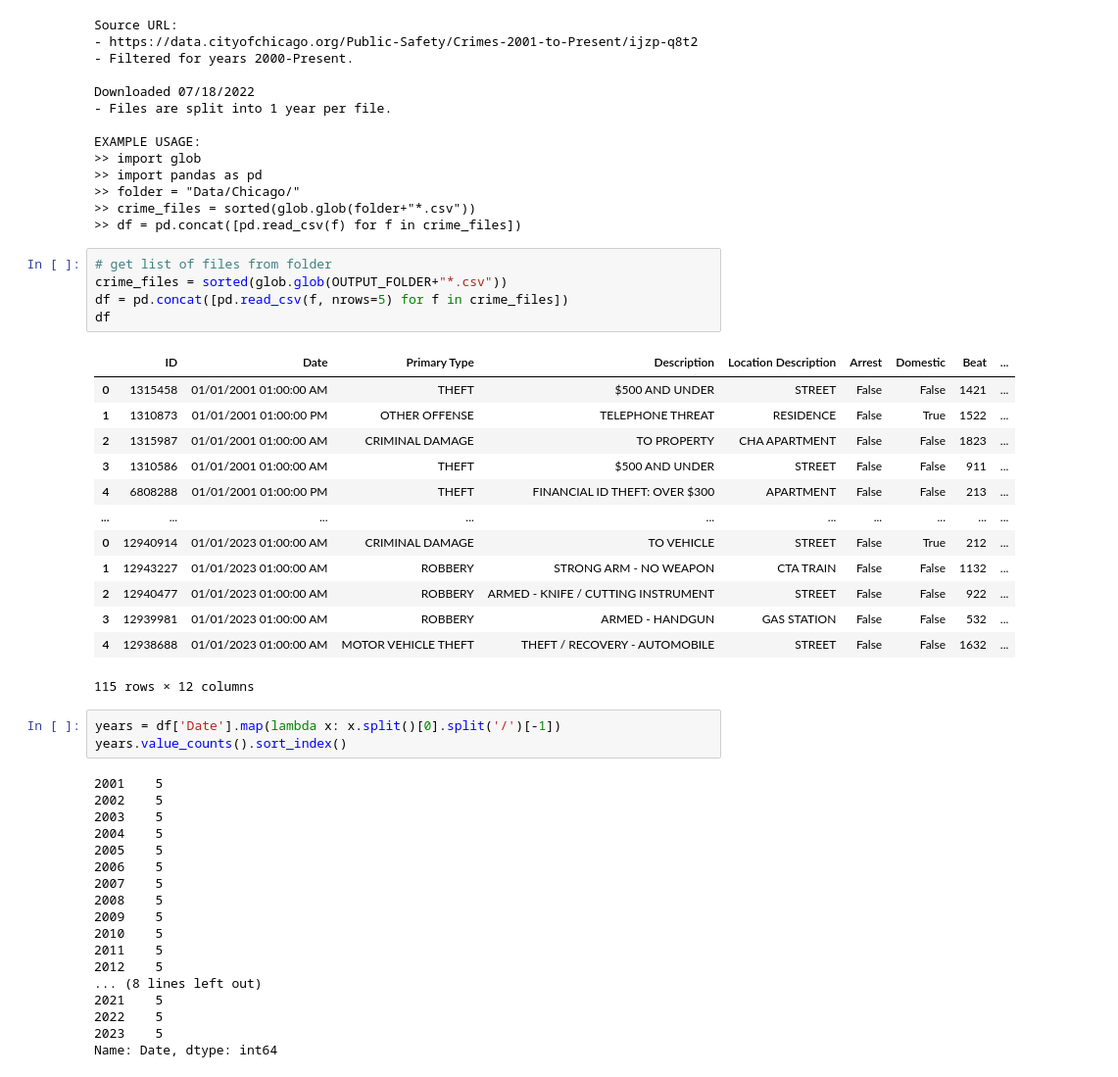
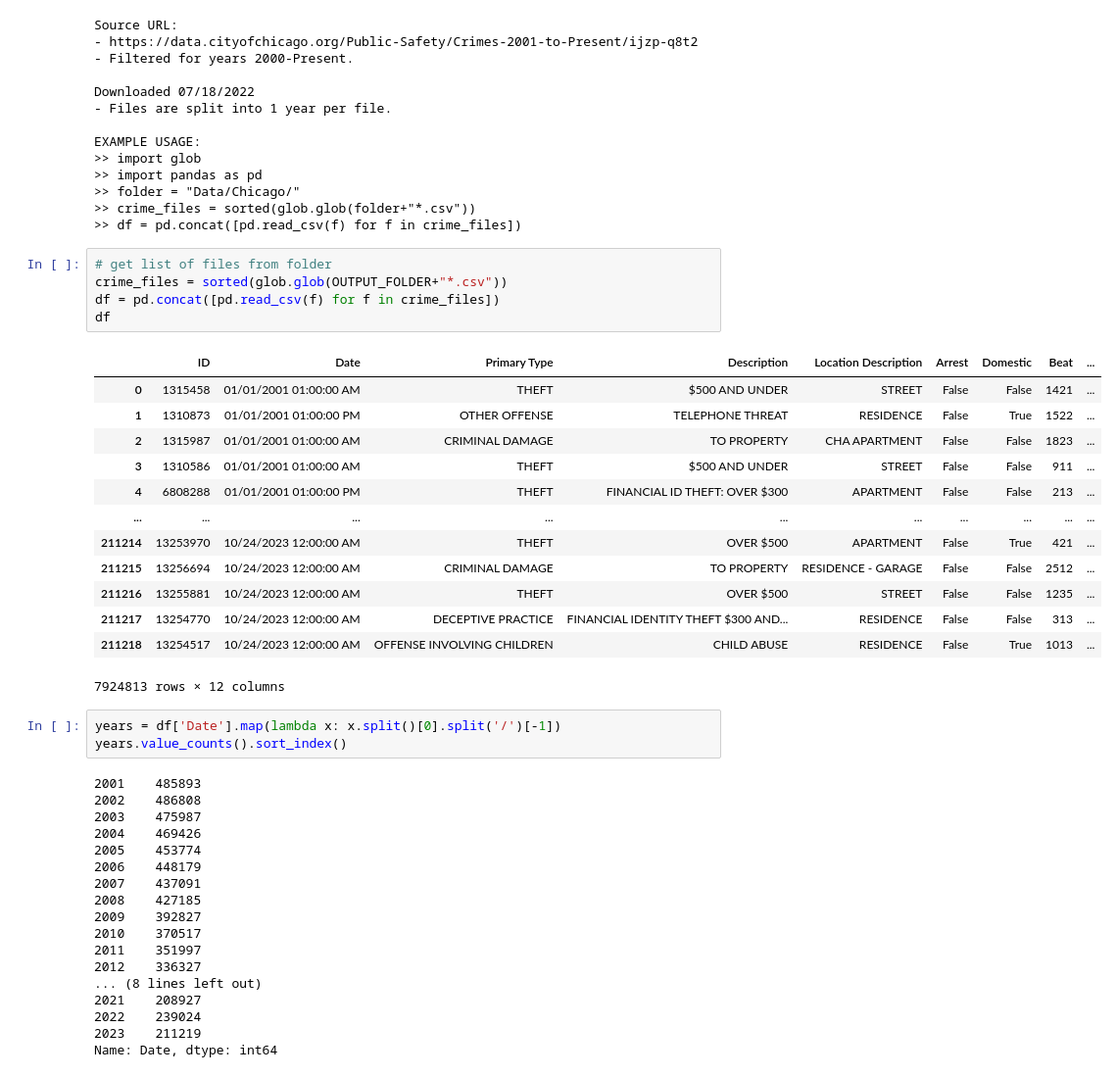
Before and after one commit to evelynmmartinez/preparing-chicago-crime-data, a Jupyter notebook: Project 4.ipynb, the cells around one changed output. Shown at 98% size. Drawn from its saved outputs; the diff is of its cells as text.

```diff
--- a/Project 4.ipynb
+++ b/Project 4.ipynb
@@ -235,40 +235,40 @@ EXAMPLE USAGE:
 # %%
 # get list of files from folder
 crime_files = sorted(glob.glob(OUTPUT_FOLDER+"*.csv"))
-df = pd.concat([pd.read_csv(f, nrows=5) for f in crime_files])
+df = pd.concat([pd.read_csv(f) for f in crime_files])
 df
 # %% [output]
 |  | ID | Date | Primary Type | Description | Location Description | Arrest | Domestic | Beat | ... |
 | 0 | 1315458 | 01/01/2001 01:00:00 AM | THEFT | $500 AND UNDER | STREET | False | False | 1421 | ... |
 | 1 | 1310873 | 01/01/2001 01:00:00 PM | OTHER OFFENSE | TELEPHONE THREAT | RESIDENCE | False | True | 1522 | ... |
 | 2 | 1315987 | 01/01/2001 01:00:00 AM | CRIMINAL DAMAGE | TO PROPERTY | CHA APARTMENT | False | False | 1823 | ... |
 | 3 | 1310586 | 01/01/2001 01:00:00 AM | THEFT | $500 AND UNDER | STREET | False | False | 911 | ... |
 | 4 | 6808288 | 01/01/2001 01:00:00 PM | THEFT | FINANCIAL ID THEFT: OVER $300 | APARTMENT | False | False | 213 | ... |
 | ... | ... | ... | ... | ... | ... | ... | ... | ... | ... |
-| 0 | 12940914 | 01/01/2023 01:00:00 AM | CRIMINAL DAMAGE | TO VEHICLE | STREET | False | True | 212 | ... |
-| 1 | 12943227 | 01/01/2023 01:00:00 AM | ROBBERY | STRONG ARM - NO WEAPON | CTA TRAIN | False | False | 1132 | ... |
-| 2 | 12940477 | 01/01/2023 01:00:00 AM | ROBBERY | ARMED - KNIFE / CUTTING INSTRUMENT | STREET | False | False | 922 | ... |
-| 3 | 12939981 | 01/01/2023 01:00:00 AM | ROBBERY | ARMED - HANDGUN | GAS STATION | False | False | 532 | ... |
-| 4 | 12938688 | 01/01/2023 01:00:00 AM | MOTOR VEHICLE THEFT | THEFT / RECOVERY - AUTOMOBILE | STREET | False | False | 1632 | ... |
+| 211214 | 13253970 | 10/24/2023 12:00:00 AM | THEFT | OVER $500 | APARTMENT | False | True | 421 | ... |
+| 211215 | 13256694 | 10/24/2023 12:00:00 AM | CRIMINAL DAMAGE | TO PROPERTY | RESIDENCE - GARAGE | False | False | 2512 | ... |
+| 211216 | 13255881 | 10/24/2023 12:00:00 AM | THEFT | OVER $500 | STREET | False | False | 1235 | ... |
+| 211217 | 13254770 | 10/24/2023 12:00:00 AM | DECEPTIVE PRACTICE | FINANCIAL IDENTITY THEFT $300 AND... | RESIDENCE | False | False | 313 | ... |
+| 211218 | 13254517 | 10/24/2023 12:00:00 AM | OFFENSE INVOLVING CHILDREN | CHILD ABUSE | RESIDENCE | False | True | 1013 | ... |
-115 rows × 12 columns
+7924813 rows × 12 columns
 # %%
 years = df['Date'].map(lambda x: x.split()[0].split('/')[-1])
 years.value_counts().sort_index()
 # %% [output]
-2001    5
-2002    5
-2003    5
-2004    5
-2005    5
-2006    5
-2007    5
-2008    5
-2009    5
-2010    5
-2011    5
-2012    5
+2001    485893
+2002    486808
+2003    475987
+2004    469426
+2005    453774
+2006    448179
+2007    437091
+2008    427185
+2009    392827
+2010    370517
+2011    351997
+2012    336327
 ... (8 lines left out)
-2021    5
-2022    5
-2023    5
+2021    208927
+2022    239024
+2023    211219
 Name: Date, dtype: int64
```
Also changed, not shown: parts of 5 cells of this notebook.
